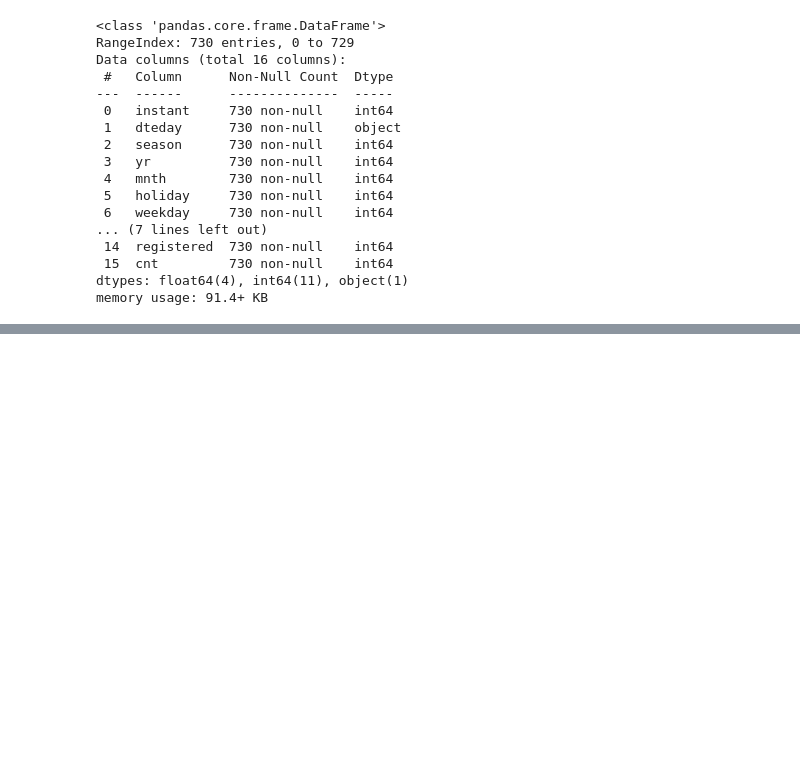
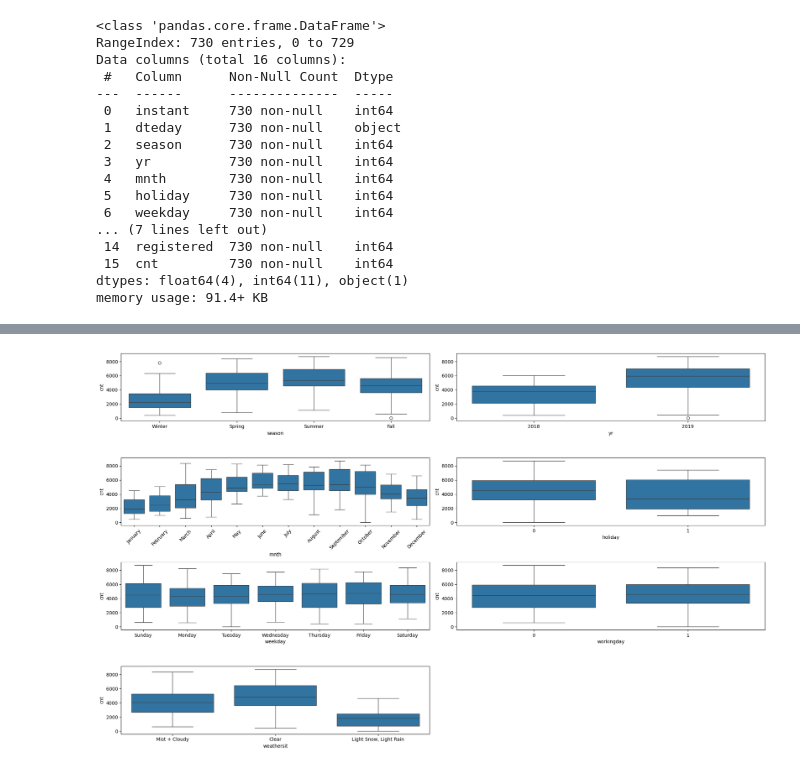
Before and after one commit to Malviya-Rajesh/Bike-Sharing, a Jupyter notebook: Bike-Sharing.ipynb, the cells around one changed output, grey strips where cells are left out. Drawn from its saved outputs; the diff is of its cells as text; code cells hidden in the pictures; blank space fills up the shorter version.

```diff
--- a/Bike-Sharing.ipynb
+++ b/Bike-Sharing.ipynb
@@ -85,0 +111,3 @@ bike_Data.head()
+# %%
+# Making a new copy of data for data visulaisation
+bike_df = deepcopy(bike_Data)
@@ -85,0 +176,7 @@ bike_Data.head()
+# %%
+# Replacing actual values with dummy values
+bike_df['season'] = bike_df['season'].map(season_mapping)
+bike_df['mnth'] = bike_df['mnth'].map(month_mapping)
+bike_df['weathersit'] = bike_df['weathersit'].map(weather_mapping)
+bike_df['weekday'] = bike_df['weekday'].map(weekday_mapping)
+bike_df['yr'] = bike_df['yr'].map(year)
@@ -85,0 +192,23 @@ bike_Data.head()
+# %%
+# Visualising categorial data for a better understanding of data
+
+plt.figure(figsize=(20, 12))
+plt.subplot(4,2,1)
+sns.boxplot(x = 'season', y = 'cnt', data = bike_df)
+plt.subplot(4,2,2)
+sns.boxplot(x = 'yr', y = 'cnt', data = bike_df)
+plt.subplot(4,2,3)
+ax = sns.boxplot(x = 'mnth', y = 'cnt', data = bike_df)
+ax.tick_params(axis='x', rotation=45)
+plt.subplot(4,2,4)
+sns.boxplot(x = 'holiday', y = 'cnt', data = bike_df)
+plt.subplot(4,2,5)
+sns.boxplot(x = 'weekday', y = 'cnt', data = bike_df)
+plt.subplot(4,2,6)
+sns.boxplot(x = 'workingday', y = 'cnt', data = bike_df)
+plt.subplot(4,2,7)
+sns.boxplot(x = 'weathersit', y = 'cnt', data = bike_df)
+plt.tight_layout()
+plt.show()
+# %% [output]
+[figure, added]
```
Also changed, not shown: parts of 55 cells of this notebook, 4 other files.
